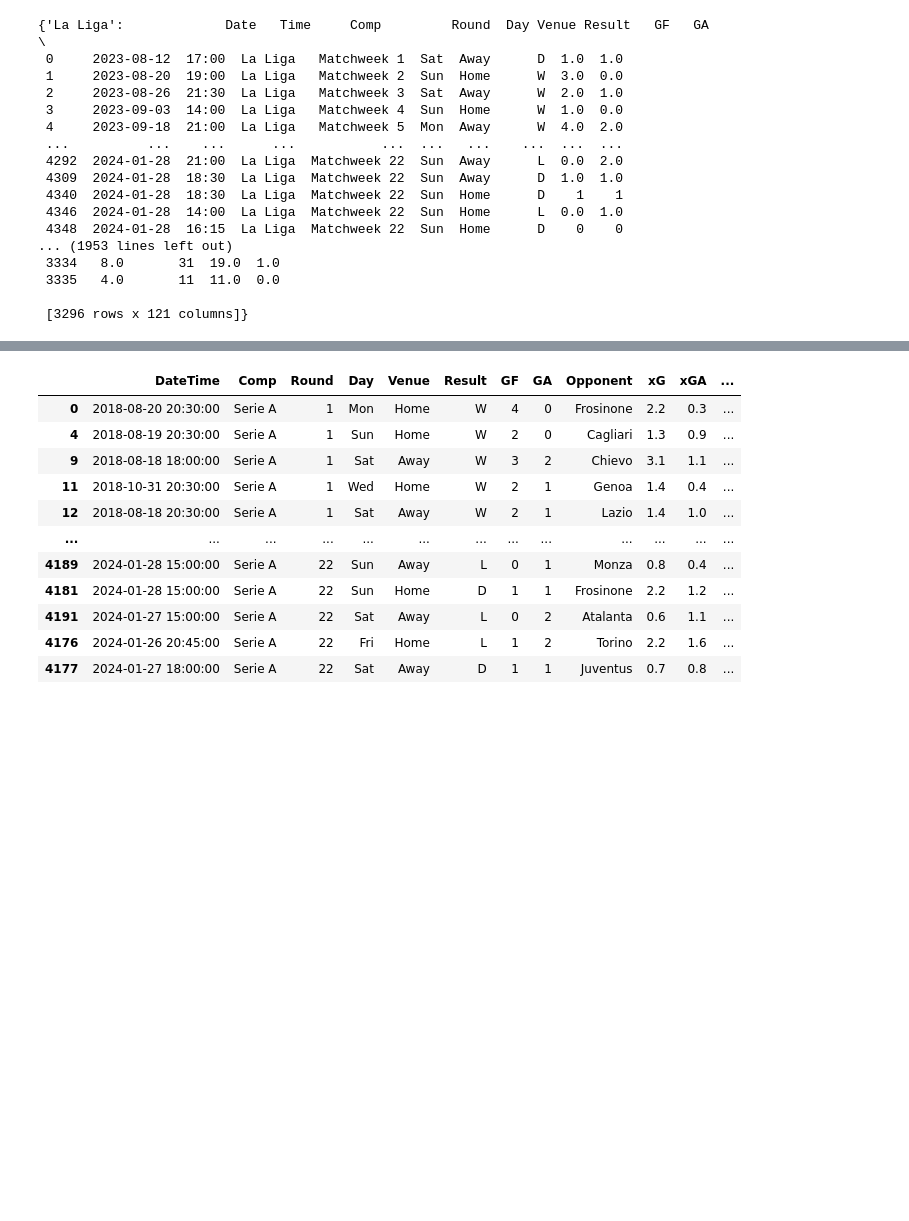
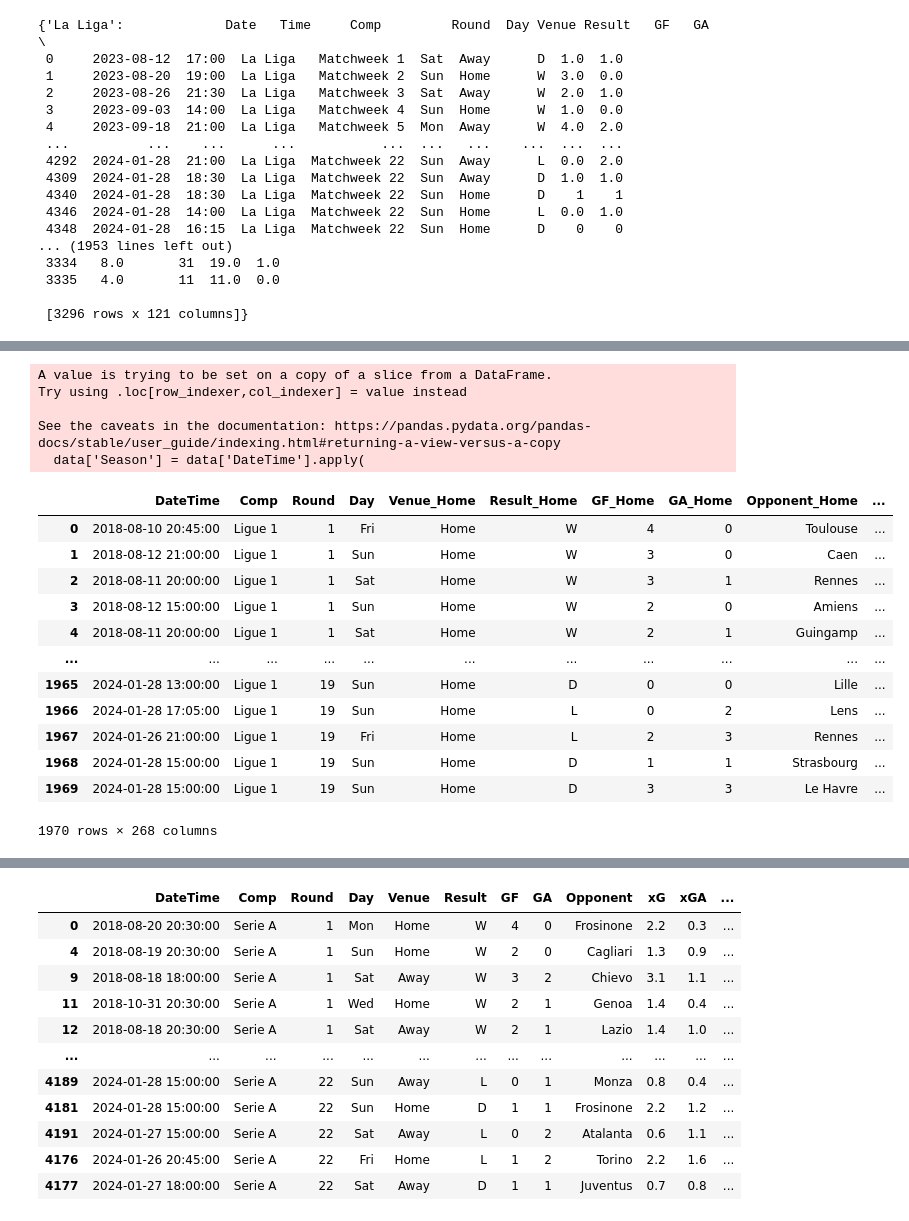
Before and after one commit to alexandreviard/Ligue1Predictor, a Jupyter notebook: POO/POO.ipynb, the cells around one changed output, grey strips where cells are left out. Saved outputs shown, nothing was run; the diff lists cells and outputs as text; code cells hidden in the pictures; blank space fills up the shorter version.

```diff
--- a/POO/POO.ipynb
+++ b/POO/POO.ipynb
@@ -747,0 +643,21 @@ class ProcessingFootball:
+# %%
+test.data_for_prediction('Ligue 1')
+# %% [output]
+A value is trying to be set on a copy of a slice from a DataFrame.
+Try using .loc[row_indexer,col_indexer] = value instead
+
+See the caveats in the documentation: https://pandas.pydata.org/pandas-docs/stable/user_guide/indexing.html#returning-a-view-versus-a-copy
+  data['Season'] = data['DateTime'].apply(
+|  | DateTime | Comp | Round | Day | Venue_Home | Result_Home | GF_Home | GA_Home | Opponent_Home | ... |
+| 0 | 2018-08-10 20:45:00 | Ligue 1 | 1 | Fri | Home | W | 4 | 0 | Toulouse | ... |
+| 1 | 2018-08-12 21:00:00 | Ligue 1 | 1 | Sun | Home | W | 3 | 0 | Caen | ... |
+| 2 | 2018-08-11 20:00:00 | Ligue 1 | 1 | Sat | Home | W | 3 | 1 | Rennes | ... |
+| 3 | 2018-08-12 15:00:00 | Ligue 1 | 1 | Sun | Home | W | 2 | 0 | Amiens | ... |
+| 4 | 2018-08-11 20:00:00 | Ligue 1 | 1 | Sat | Home | W | 2 | 1 | Guingamp | ... |
+| ... | ... | ... | ... | ... | ... | ... | ... | ... | ... | ... |
+| 1965 | 2024-01-28 13:00:00 | Ligue 1 | 19 | Sun | Home | D | 0 | 0 | Lille | ... |
+| 1966 | 2024-01-28 17:05:00 | Ligue 1 | 19 | Sun | Home | L | 0 | 2 | Lens | ... |
+| 1967 | 2024-01-26 21:00:00 | Ligue 1 | 19 | Fri | Home | L | 2 | 3 | Rennes | ... |
+| 1968 | 2024-01-28 15:00:00 | Ligue 1 | 19 | Sun | Home | D | 1 | 1 | Strasbourg | ... |
+| 1969 | 2024-01-28 15:00:00 | Ligue 1 | 19 | Sun | Home | D | 3 | 3 | Le Havre | ... |
+1970 rows × 268 columns
```
Also changed, not shown: parts of 12 cells of this notebook, 1 other file.
